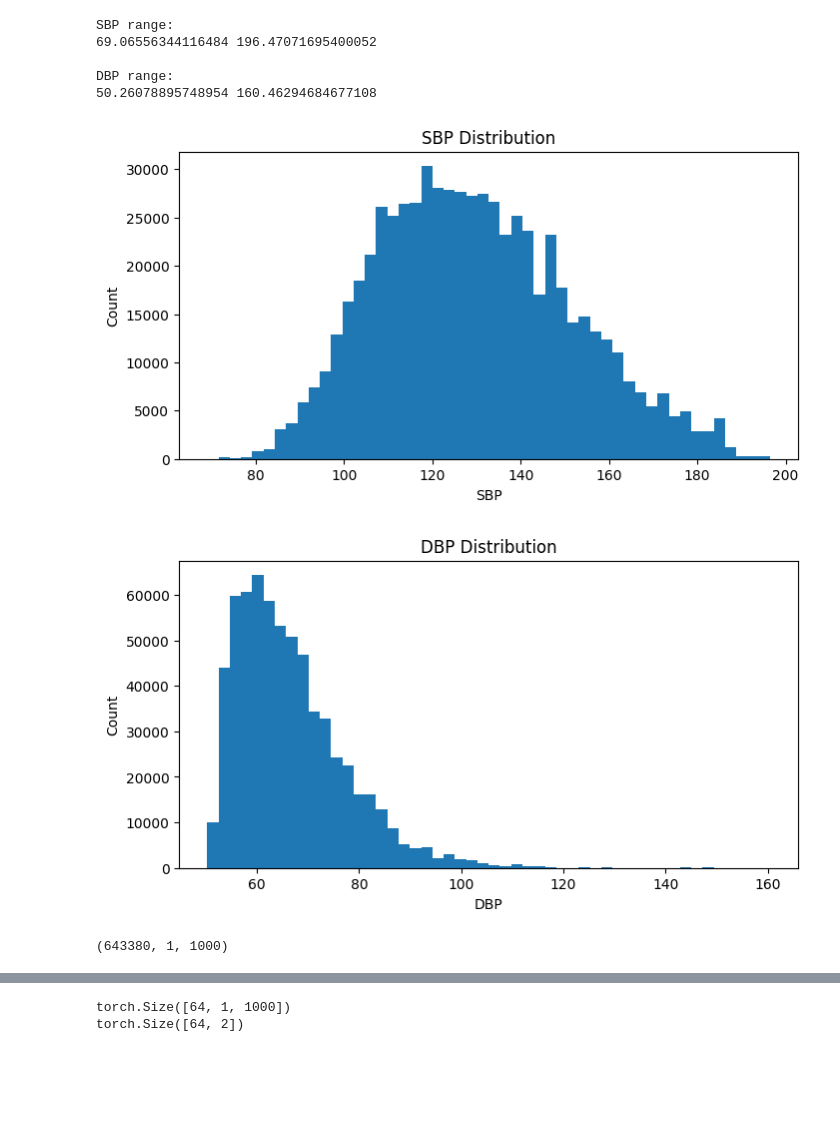
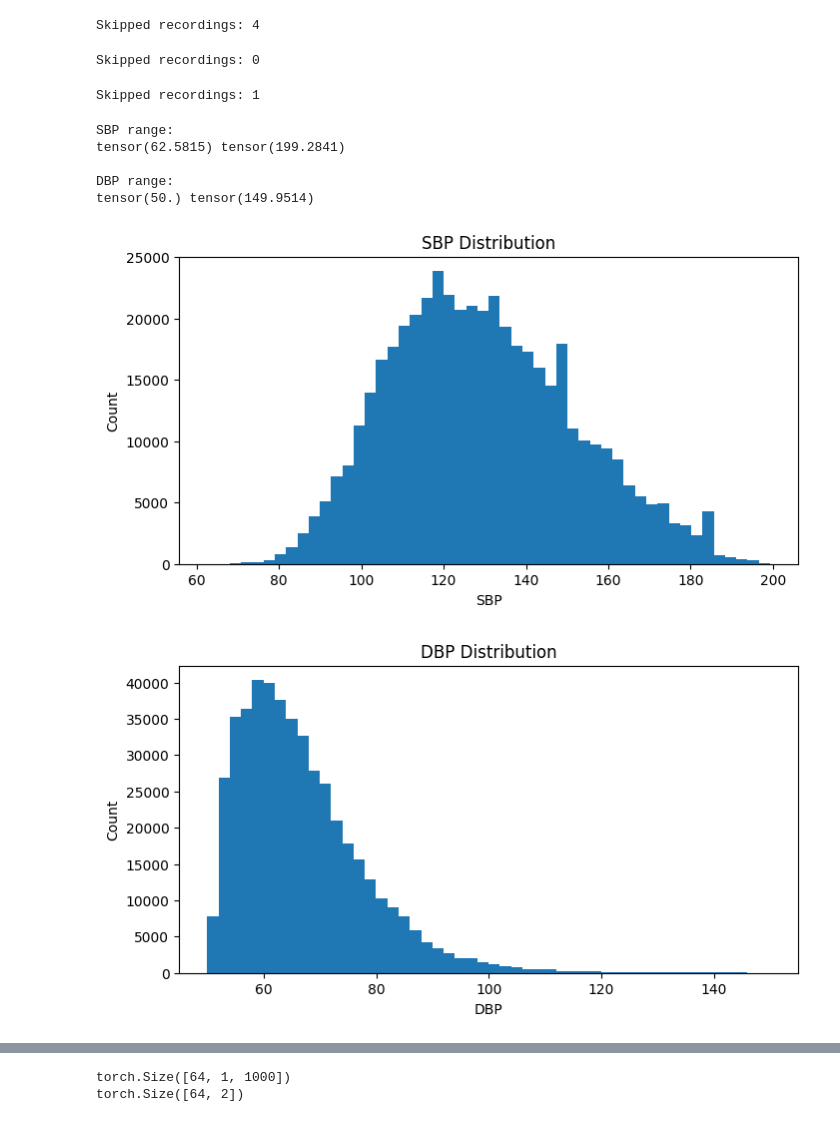
Before and after one commit to Yashvi1701/BP_estimation, a Jupyter notebook: experiments/cnn_uci.ipynb, the cells around one changed output, grey strips where cells are left out. Cells and saved outputs as stored; diff of their text form; code cells hidden in the pictures; blank space fills up the shorter version.

```diff
--- a/experiments/cnn_uci.ipynb
+++ b/experiments/cnn_uci.ipynb
@@ -255,0 +173,40 @@ Inf in y: 0
+# %%
+from tqdm import tqdm
+
+def process_split(record_list):
+
+    X_all = []
+    y_all = []
+
+    skipped = 0
+
+    for f, ref in tqdm(record_list):
+
+        recording = f[ref]
+
+        X, y = process_recording(recording)
+
+        if X is None:
+            skipped += 1
+            continue
+
+        X_all.append(X)
+        y_all.append(y)
+
+    X_all = np.concatenate(X_all)
+
+    y_all = np.concatenate(y_all)
+
+    print("Skipped recordings:", skipped)
+
+    return X_all, y_all
+# %%
+X_train, y_train = process_split(train_records)
+
+X_val, y_val = process_split(val_records)
+
+X_test, y_test = process_split(test_records)
+# %% [output]
+Skipped recordings: 4
+Skipped recordings: 0
+Skipped recordings: 1
@@ -256,38 +227,32 @@ Inf in y: 0
 # %%
 print("SBP range:")
-print(y[:,0].min(), y[:,0].max())
+print(y_train[:,0].min(), y_train[:,0].max())
 
 print("\nDBP range:")
-print(y[:,1].min(), y[:,1].max())
+print(y_train[:,1].min(), y_train[:,1].max())
 # %% [output]
 SBP range:
-69.06556344116484 196.47071695400052
+tensor(62.5815) tensor(199.2841)
 
 DBP range:
-50.26078895748954 160.46294684677108
+tensor(50.) tensor(149.9514)
 # %%
 import matplotlib.pyplot as plt
 
 plt.figure(figsize=(8,4))
-plt.hist(y[:,0], bins=50)
+plt.hist(y_train[:,0], bins=50)
 plt.xlabel("SBP")
 plt.ylabel("Count")
 plt.title("SBP Distribution")
 plt.show()
 
 
 plt.figure(figsize=(8,4))
-plt.hist(y[:,1], bins=50)
+plt.hist(y_train[:,1], bins=50)
 plt.xlabel("DBP")
 plt.ylabel("Count")
 plt.title("DBP Distribution")
 plt.show()
 # %% [output]
-[figure, old version]
+[figure, new version]
-[figure, old version]
+[figure, new version]
-# %%
-X = X[:, None, :]
-
-print(X.shape)
-# %% [output]
-(643380, 1, 1000)
```
Also changed, not shown: parts of 55 cells of this notebook.
